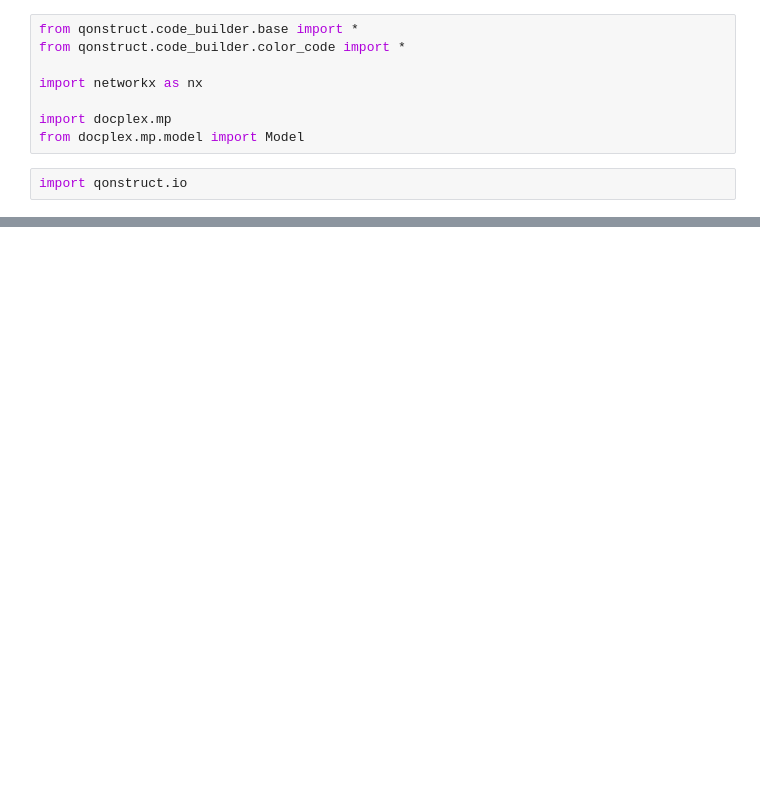
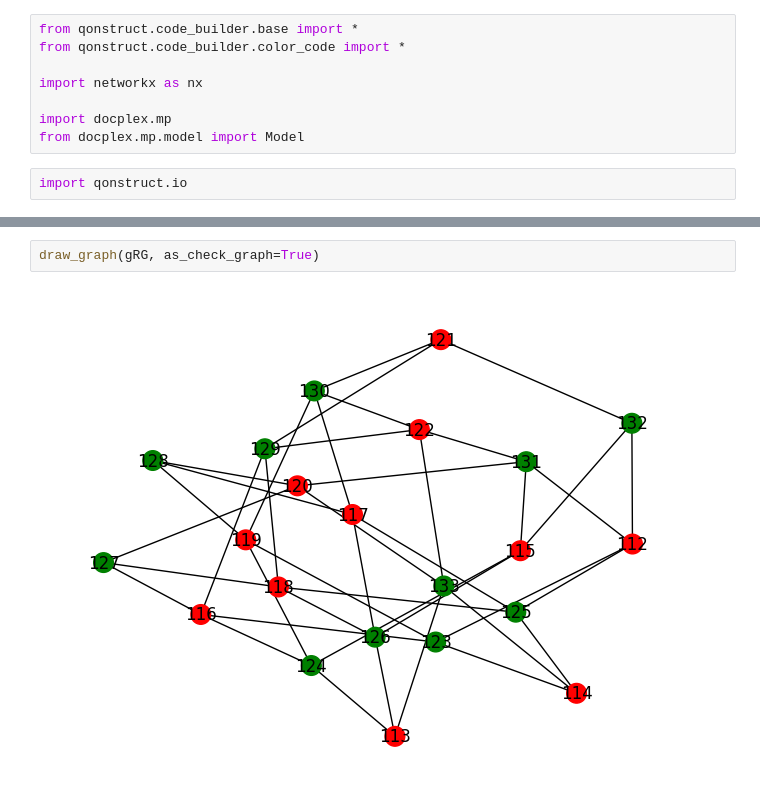
Before and after one commit to suhaskvittal/qec, a Jupyter notebook: bus_arch.ipynb, the cells around one changed output, grey strips where cells are left out. Cells and saved outputs as stored; diff of their text form; blank space fills up the shorter version.

```diff
--- a/bus_arch.ipynb
+++ b/bus_arch.ipynb
@@ -75,0 +98,4 @@ False False False
+# %%
+draw_graph(gRG, as_check_graph=True)
+# %% [output]
+[figure, added]
```
Also changed, not shown: parts of 17 cells of this notebook, 5 other files.
